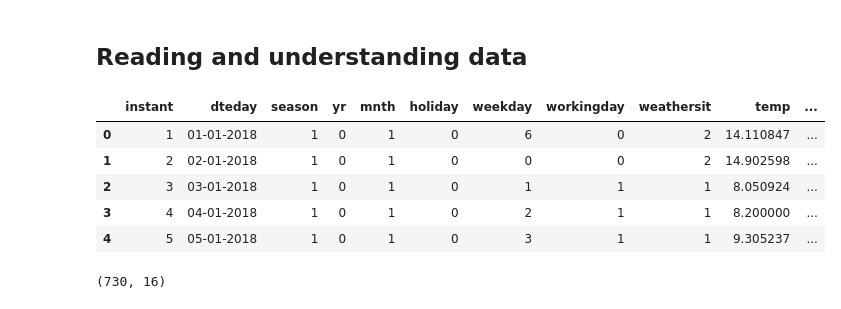
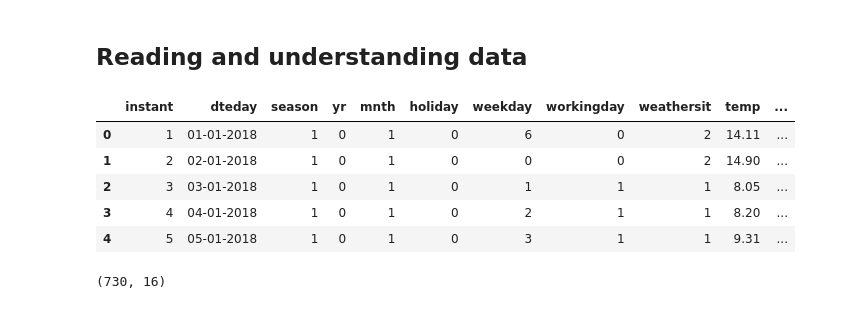
Before and after one commit to aerokhaleel/BikeSharing_Assignment_upgrad, a Jupyter notebook: BikeSharing_Assignment_upgrad.ipynb, the cells around one changed output. Drawn from its saved outputs; the diff is of its cells as text; code cells hidden in the pictures.

```diff
--- a/BikeSharing_Assignment_upgrad.ipynb
+++ b/BikeSharing_Assignment_upgrad.ipynb
@@ -25,19 +28,20 @@ import numpy as np
 import pandas as pd
 import matplotlib.pyplot as plt
 import seaborn as sns
-pd.set_option('display.max_columns', None)
+pd.set_option('display.max_rows', 16, 'display.max_columns', 16)
+pd.options.display.float_format = '{:,.2f}'.format
 %matplotlib inline
 # %% [markdown]
 ## Reading and understanding data
 # %%
-dfb=pd.read_csv('day.csv')
+data=pd.read_csv('day.csv')
 # %%
-dfb.head()
+data.head()
 # %% [output]
 |  | instant | dteday | season | yr | mnth | holiday | weekday | workingday | weathersit | temp | ... |
-| 0 | 1 | 01-01-2018 | 1 | 0 | 1 | 0 | 6 | 0 | 2 | 14.110847 | ... |
-| 1 | 2 | 02-01-2018 | 1 | 0 | 1 | 0 | 0 | 0 | 2 | 14.902598 | ... |
-| 2 | 3 | 03-01-2018 | 1 | 0 | 1 | 0 | 1 | 1 | 1 | 8.050924 | ... |
-| 3 | 4 | 04-01-2018 | 1 | 0 | 1 | 0 | 2 | 1 | 1 | 8.200000 | ... |
-| 4 | 5 | 05-01-2018 | 1 | 0 | 1 | 0 | 3 | 1 | 1 | 9.305237 | ... |
+| 0 | 1 | 01-01-2018 | 1 | 0 | 1 | 0 | 6 | 0 | 2 | 14.11 | ... |
+| 1 | 2 | 02-01-2018 | 1 | 0 | 1 | 0 | 0 | 0 | 2 | 14.90 | ... |
+| 2 | 3 | 03-01-2018 | 1 | 0 | 1 | 0 | 1 | 1 | 1 | 8.05 | ... |
+| 3 | 4 | 04-01-2018 | 1 | 0 | 1 | 0 | 2 | 1 | 1 | 8.20 | ... |
+| 4 | 5 | 05-01-2018 | 1 | 0 | 1 | 0 | 3 | 1 | 1 | 9.31 | ... |
 # %%
```
Also changed, not shown: parts of 115 cells of this notebook, 3 other files.
